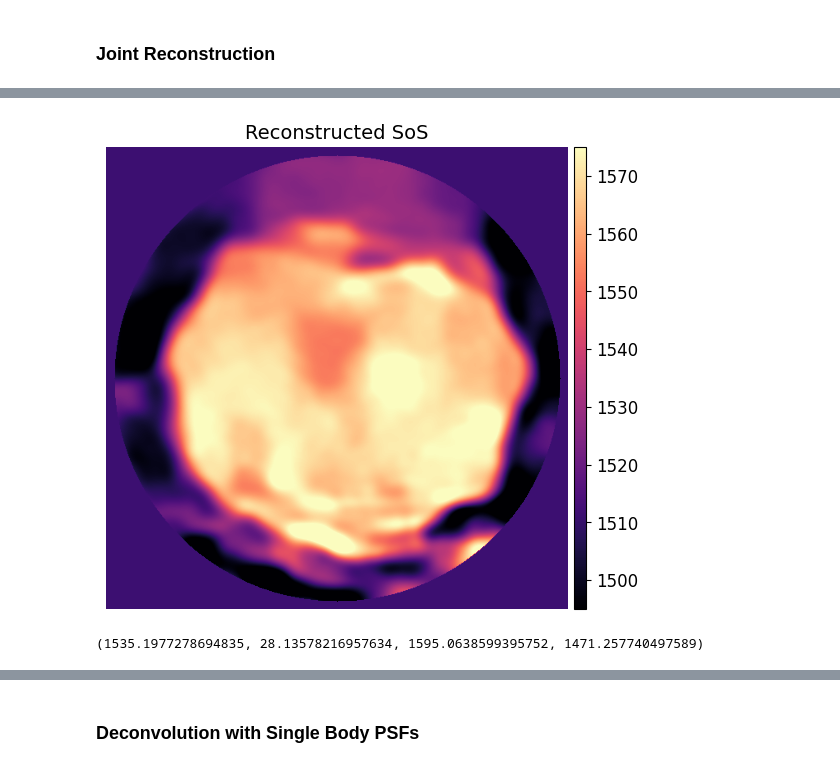
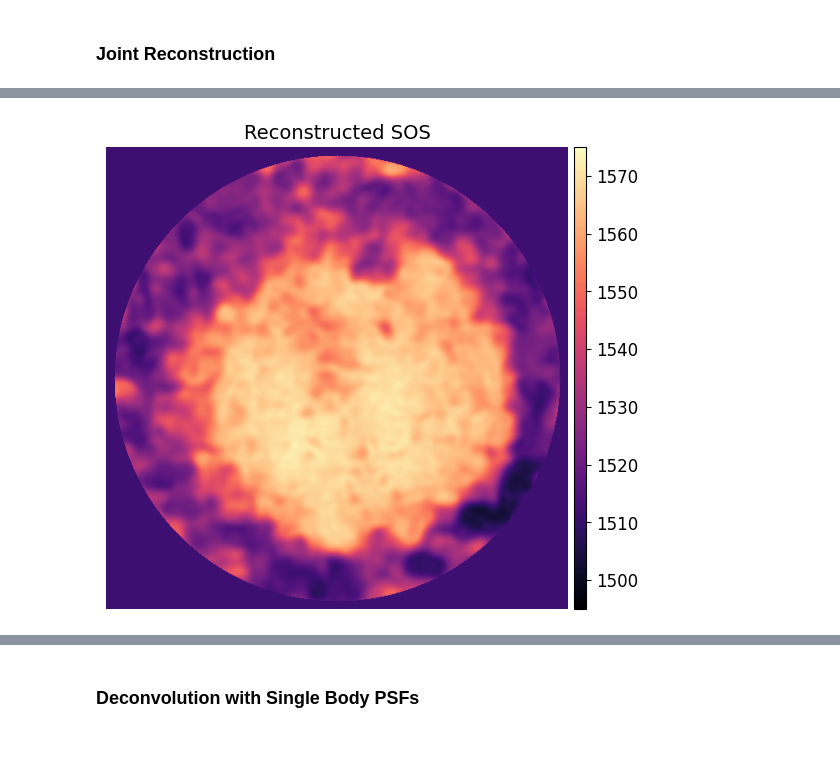
Before and after one commit to Lukeli0425/Coord-SoS-PACT, a Jupyter notebook: notebooks/test_invivo.ipynb, the cells around one changed output, grey strips where cells are left out. Cells and saved outputs as stored; diff of their text form; code cells hidden in the pictures.

```diff
--- a/notebooks/test_invivo.ipynb
+++ b/notebooks/test_invivo.ipynb
@@ -92,7 +89,7 @@ l = 3.2e-3              # Patch size [m].
 # %%
 R = 10.8e-3              # Radius of single body [m].
 T = 31.0                # Water temperature [C].
-v0 = get_water_SoS(T)   # Background SoS [m/s].
+v0 = get_water_SOS(T)   # Background SoS [m/s].
 v1 = 1554.0             # Avergae SoS in single body [m/s].
 print(v0, v1)
 # %% [output]
@@ -141,6 +135,6 @@ Successfully saved data to "../results/SoS_invivo_dual.mat".
 [figure]
 # %%
-das_dual = DAS_dual(R_ring=0.05, N_transducer=512, T_sample=1/40e6, x_vec=x_vec, y_vec=y_vec, R_body=R, center=(x_c*dx, y_c*dy), mode='zero')
+das_dual = Dual_SOS_DAS(R_ring=0.05, N_transducer=512, T_sample=1/40e6, x_vec=x_vec, y_vec=y_vec, R_body=R, center=(x_c*dx, y_c*dy), mode='zero')
 das_dual.cuda()
 das_dual.eval()
 # %% [output]
@@ -172,11 +159,11 @@ APACT(
 # %%
-img_stack = []
-with torch.no_grad():
-    for d_delay in tqdm(delays_apact):
-        recon = das(torch.tensor(sinogram_deconv[:,46:], device=device),
-                    torch.tensor(1515.0, device=device),
-                    torch.tensor(d_delay, device=device),
-                    torch.tensor(ring_error.reshape(-1,1,1), device=device))
-        img_stack.append(recon)
-img_stack = torch.stack(img_stack, dim=0)
+# img_stack = []
+# with torch.no_grad():
+#     for d_delay in tqdm(delays_apact):
+#         recon = das(torch.tensor(sinogram_deconv[:,46:], device=device),
+#                     torch.tensor(1515.0, device=device),
+#                     torch.tensor(d_delay, device=device),
+#                     torch.tensor(ring_error.reshape(-1,1,1), device=device))
+#         img_stack.append(recon)
+# img_stack = torch.stack(img_stack, dim=0)
 # %%
@@ -224,7 +209,7 @@ data_loader = get_jr_dataloader(img_stack, l)
 kgrid = kWaveGrid([Nx, Ny], [dx, dy])
 x_vec, y_vec = kgrid.x_vec, kgrid.y_vec
 # %%
-joint_recon = Joint_Recon(mode='SIREN', mean=1540.0, std=26.0, lam_tv=0.3e-3,
+joint_recon = Joint_Recon(mode='SIREN', mean=1534.0, std=28.0, lam_tv=0.25e-11,
                           x_vec=x_vec, y_vec=y_vec, R=R, v0=v0, n_points=80, l=3.2e-3, n_delays=n_delays, angle_range=(0, 2*torch.pi))
 joint_recon.to(device)
 print("Number of parameter: %s" % (get_total_params(joint_recon)))
@@ -273,20 +248,18 @@ SoS_jr = SoS_jr.detach().cpu().numpy()
 # %%
 fig = plt.figure(figsize=(6, 6))
 norm_sos = Normalize(vmax=1575, vmin=1495)
 
 ax = plt.subplot(1, 1, 1)
-plt.title('Reconstructed SoS', fontsize=14)
+plt.title('Reconstructed SOS', fontsize=14)
 plt.imshow(SoS_jr, norm=norm_sos, cmap='magma')
 plt.axis('off')
 cax = fig.add_axes([ax.get_position().x1+0.01, ax.get_position().y0, 0.02, ax.get_position().height])
 cb = plt.colorbar(cax=cax, norm=norm_sos)
 # cb.ax.set_yticks([1500, 1510, 1520, 1530])
 cb.ax.tick_params(labelsize=12)
 # %% [output]
-[figure, old version]
+[figure, new version]
 # %%
 SoS_jr.mean(), SoS_jr.std(), SoS_jr.max(), SoS_jr.min()
-# %% [output]
-(1535.1977278694835, 28.13578216957634, 1595.0638599395752, 1471.257740497589)
 # %%
 save_mat(os.path.join(results_path, 'SoS_invivo_jr.mat'), SoS_jr.swapaxes(0,1), 'SoS')
```
Also changed, not shown: parts of 19 cells of this notebook, 14 other files.
